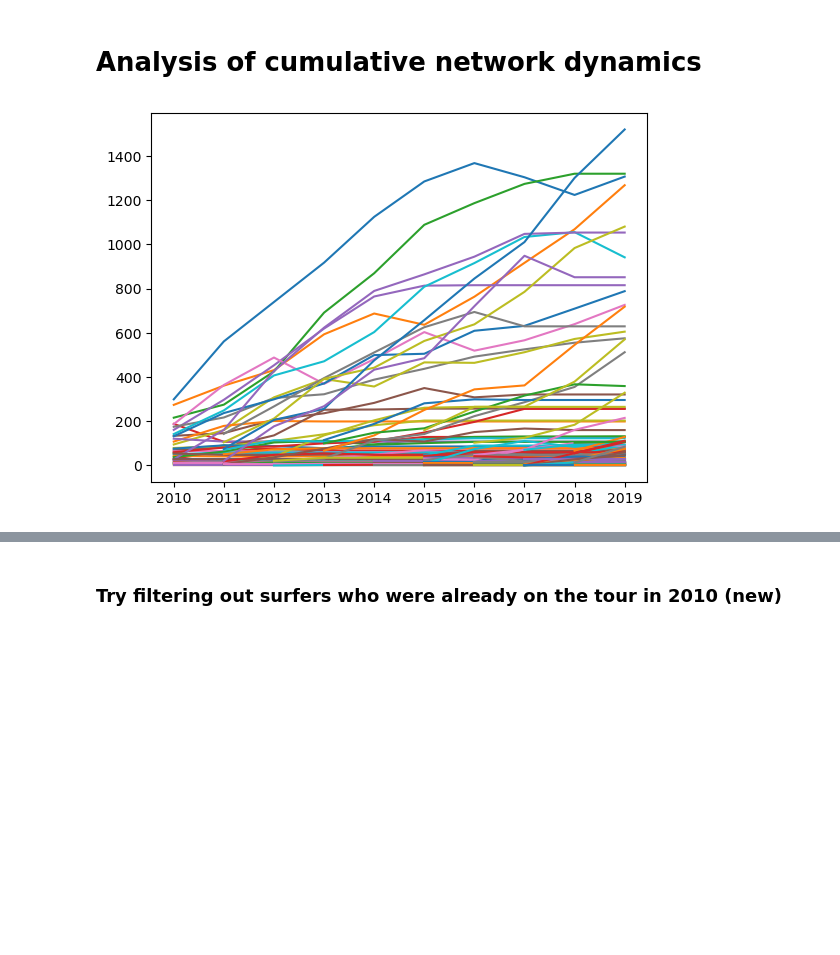
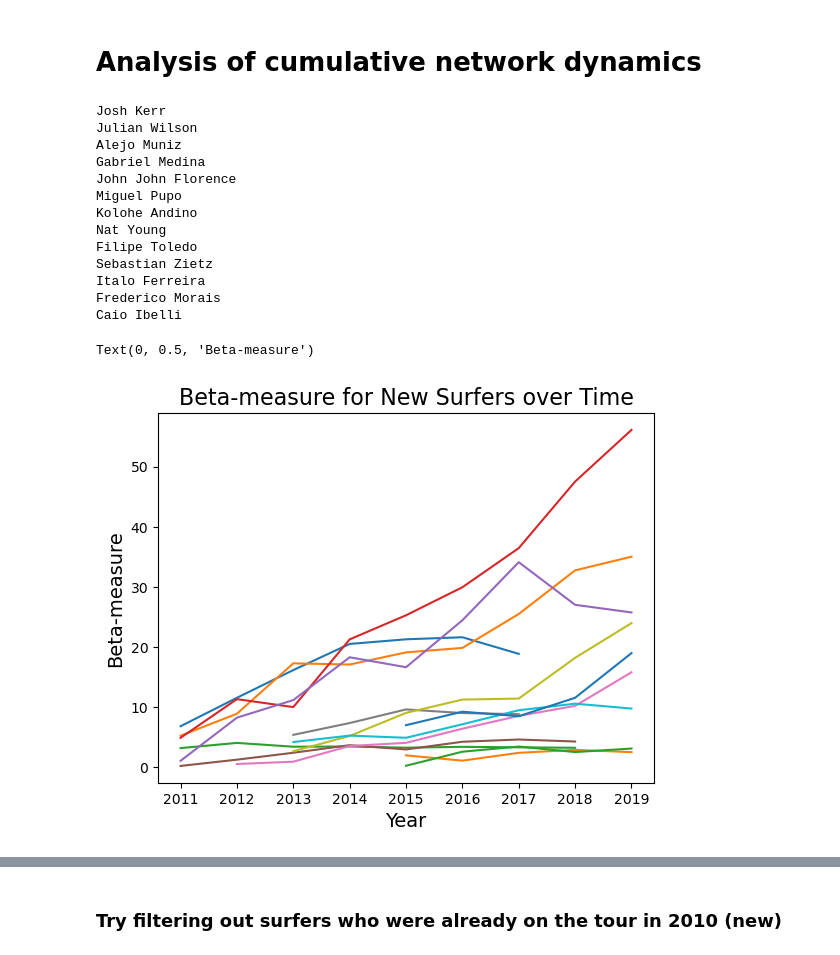
Before and after one commit to imalvarado/6400-Project-ima35, a Jupyter notebook: code/time_series_analysis.ipynb, the cells around one changed output, grey strips where cells are left out. Cells and saved outputs as stored; diff of their text form; code cells hidden in the pictures; blank space fills up the shorter version.

```diff
--- a/code/time_series_analysis.ipynb
+++ b/code/time_series_analysis.ipynb
@@ -37,6 +38,10 @@ for year in years:
 
     # LOAD NETWORK FOR YEAR
     year_net = nx.read_gml(f"../data/time_series_networks/overall_snapshot_{year}.gml")
+
+    # GET SURFERS IN SEASON
+    year_df = pd.read_csv(f"../data/results_data/wsl_results_{year}.csv")
+    year_surfers = list(year_df["Name"])
 
     # GET IN-DEGREE AND BETA
     in_degrees = dict(year_net.in_degree(weight="weight"))
@@ -52,6 +57,9 @@ for year in years:
     # LOOP OVER NODES IN NETWORK
     for surfer in list(year_net.nodes()):
 
+        if surfer not in year_surfers:
+            continue
+
         # UPDATE DATAFRAME IF SURFER ALREADY BEING TRACKED
         if surfer in results_dict.keys():
             results_dict[surfer].loc[year] = [in_degrees[surfer], betas[surfer], deg_per_event[surfer]]
@@ -63,12 +71,38 @@ for year in years:
 
 for key, df in results_dict.items():
     results_dict[key] = df.reset_index(names="year")
-# %%
-for surfer, df in results_dict.items():
-
-    plt.plot(df["year"], df["in-degree"])
-# %% [output]
-[figure, removed]
+# %%
+for surfer, df in results_dict.items():
+
+    if len(df) <= 4:
+        continue
+
+    if "2010" in df["year"].values:
+        continue
+
+    print(surfer)
+
+    plt.plot(df["year"], df["beta"])
+
+plt.title("Beta-measure for New Surfers over Time", fontsize=16)
+plt.xlabel("Year", fontsize=14)
+plt.ylabel("Beta-measure", fontsize=14)
+# %% [output]
+Josh Kerr
+Julian Wilson
+Alejo Muniz
+Gabriel Medina
+John John Florence
+Miguel Pupo
+Kolohe Andino
+Nat Young
+Filipe Toledo
+Sebastian Zietz
+Italo Ferreira
+Frederico Morais
+Caio Ibelli
+Text(0, 0.5, 'Beta-measure')
+[figure, added]
 # %%
 for surfer, df in results_dict.items():
 
```
Also changed, not shown: parts of 9 cells of this notebook, 4 other files.
